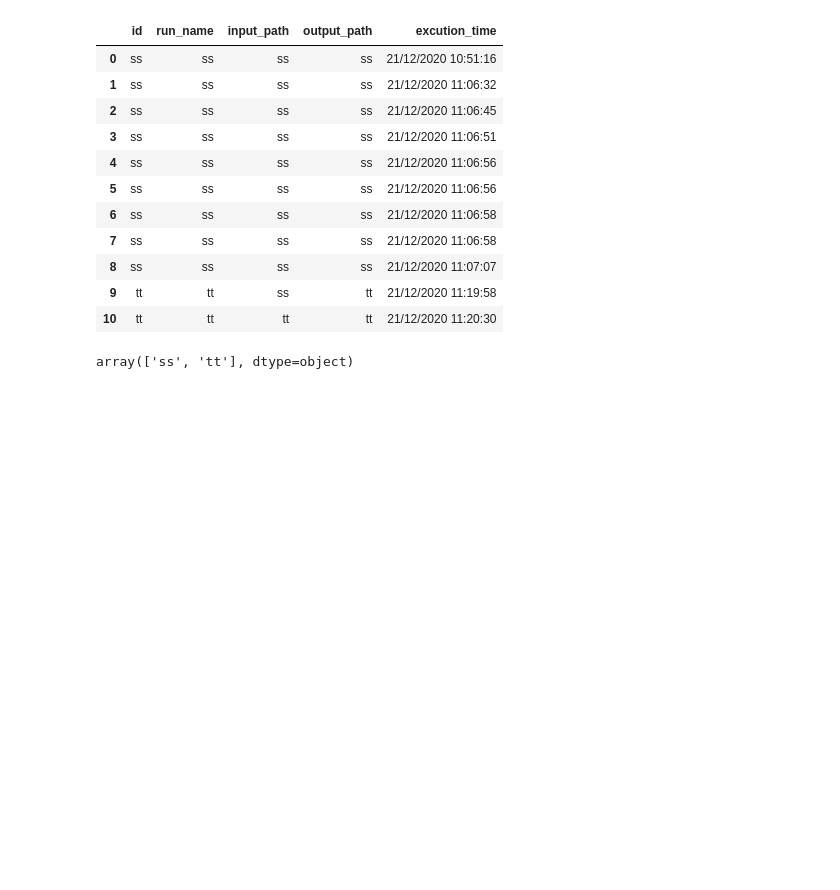
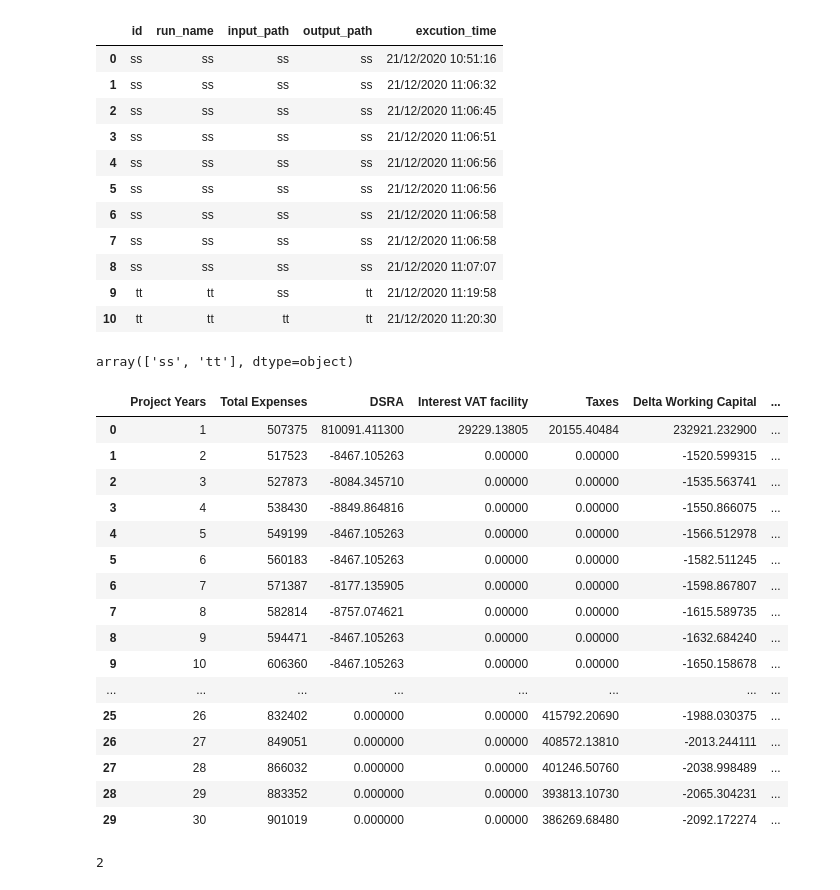
Before and after one commit to libyair/MC-REP-Analysis, a Jupyter notebook: mcModel.ipynb, the cells around one changed output. Saved outputs shown, nothing was run; the diff lists cells and outputs as text; code cells hidden in the pictures; blank space fills up the shorter version.

```diff
--- a/mcModel.ipynb
+++ b/mcModel.ipynb
@@ -696,3 +696,34 @@ input_list_len = min(len(run_dict_df),6)
 run_dict_df['input_path'].unique()[0:input_list_len]
 # %% [output]
 array(['ss', 'tt'], dtype=object)
+# %%
+import pandas as pd
+
+path = r'C:\Users\talz\OneDrive\Documents\Yair\greenennesis\Analysis'
+
+inputFile = pd.read_csv(f'{path}/cash_flow_data.csv')
+# %%
+inputFile
+# %% [output]
+|  | Project Years | Total Expenses | DSRA | Interest VAT facility | Taxes | Delta Working Capital | ... |
+| 0 | 1 | 507375 | 810091.411300 | 29229.13805 | 20155.40484 | 232921.232900 | ... |
+| 1 | 2 | 517523 | -8467.105263 | 0.00000 | 0.00000 | -1520.599315 | ... |
+| 2 | 3 | 527873 | -8084.345710 | 0.00000 | 0.00000 | -1535.563741 | ... |
+| 3 | 4 | 538430 | -8849.864816 | 0.00000 | 0.00000 | -1550.866075 | ... |
+| 4 | 5 | 549199 | -8467.105263 | 0.00000 | 0.00000 | -1566.512978 | ... |
+| 5 | 6 | 560183 | -8467.105263 | 0.00000 | 0.00000 | -1582.511245 | ... |
+| 6 | 7 | 571387 | -8177.135905 | 0.00000 | 0.00000 | -1598.867807 | ... |
+| 7 | 8 | 582814 | -8757.074621 | 0.00000 | 0.00000 | -1615.589735 | ... |
+| 8 | 9 | 594471 | -8467.105263 | 0.00000 | 0.00000 | -1632.684240 | ... |
+| 9 | 10 | 606360 | -8467.105263 | 0.00000 | 0.00000 | -1650.158678 | ... |
+| ... | ... | ... | ... | ... | ... | ... | ... |
+| 25 | 26 | 832402 | 0.000000 | 0.00000 | 415792.20690 | -1988.030375 | ... |
+| 26 | 27 | 849051 | 0.000000 | 0.00000 | 408572.13810 | -2013.244111 | ... |
+| 27 | 28 | 866032 | 0.000000 | 0.00000 | 401246.50760 | -2038.998489 | ... |
+| 28 | 29 | 883352 | 0.000000 | 0.00000 | 393813.10730 | -2065.304231 | ... |
+| 29 | 30 | 901019 | 0.000000 | 0.00000 | 386269.68480 | -2092.172274 | ... |
+# %%
+
+1+1
+# %% [output]
+2
```
Also changed, not shown: 13 other files.
